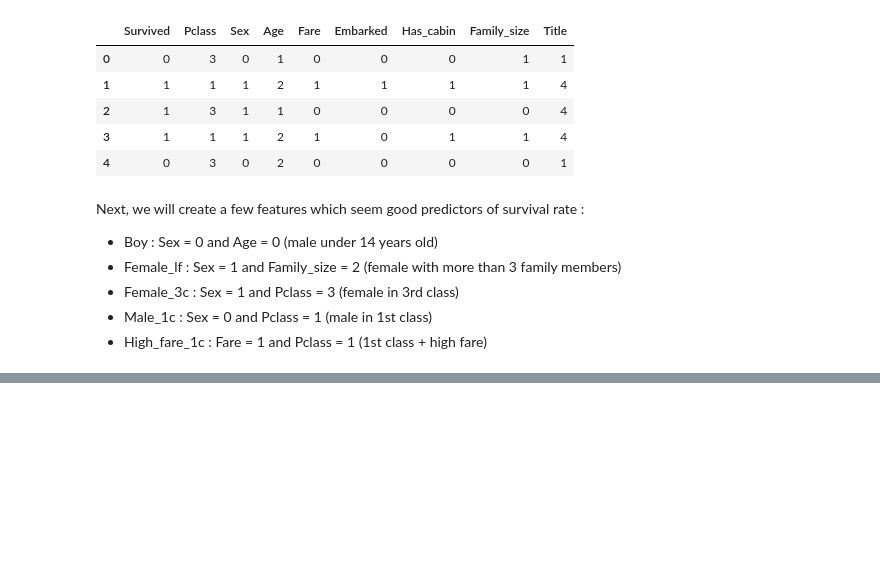
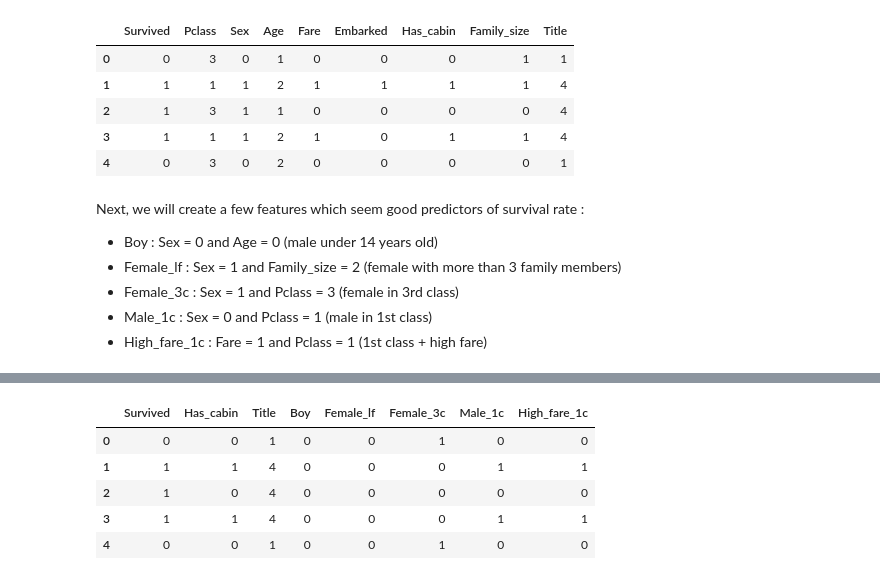
Before and after one commit to FrankLloyd83/kaggle_titanic, a Jupyter notebook: titanic.ipynb, the cells around one changed output, grey strips where cells are left out. Cells and saved outputs as stored; diff of their text form; code cells hidden in the pictures; blank space fills up the shorter version.

```diff
--- a/titanic.ipynb
+++ b/titanic.ipynb
@@ -764,0 +835,14 @@ train_data.head()
+# %%
+to_drop = ['Age', 'Fare', 'Pclass', 'Embarked', 'Sex', 'Family_size']
+train_data = train_data.drop(columns=to_drop)
+test_data = test_data.drop(columns=to_drop)
+full_data = [train_data, test_data]
+# %%
+train_data.head()
+# %% [output]
+|  | Survived | Has_cabin | Title | Boy | Female_lf | Female_3c | Male_1c | High_fare_1c |
+| 0 | 0 | 0 | 1 | 0 | 0 | 1 | 0 | 0 |
+| 1 | 1 | 1 | 4 | 0 | 0 | 0 | 1 | 1 |
+| 2 | 1 | 0 | 4 | 0 | 0 | 0 | 0 | 0 |
+| 3 | 1 | 1 | 4 | 0 | 0 | 0 | 1 | 1 |
+| 4 | 0 | 0 | 1 | 0 | 0 | 1 | 0 | 0 |
```
Also changed, not shown: parts of 17 cells of this notebook.
